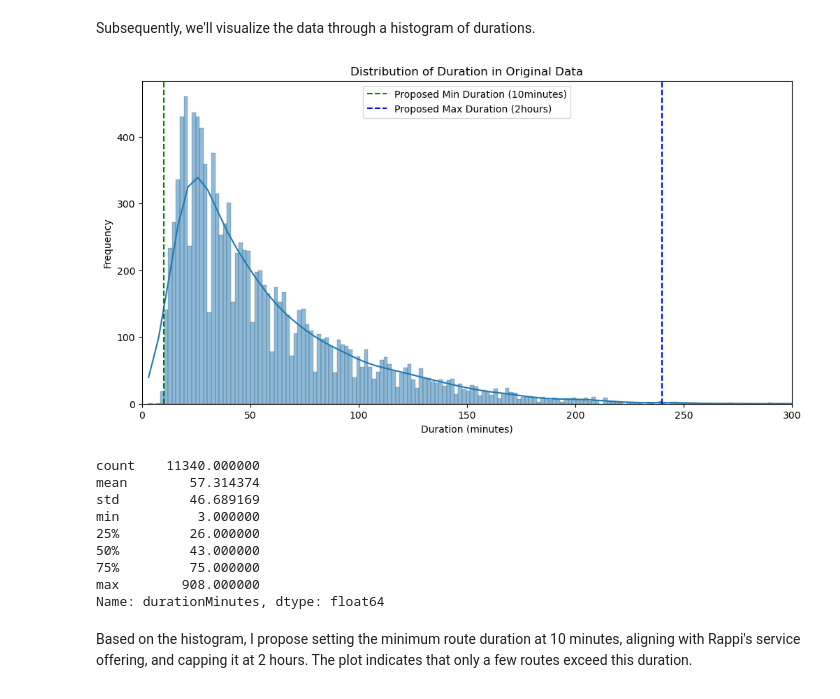
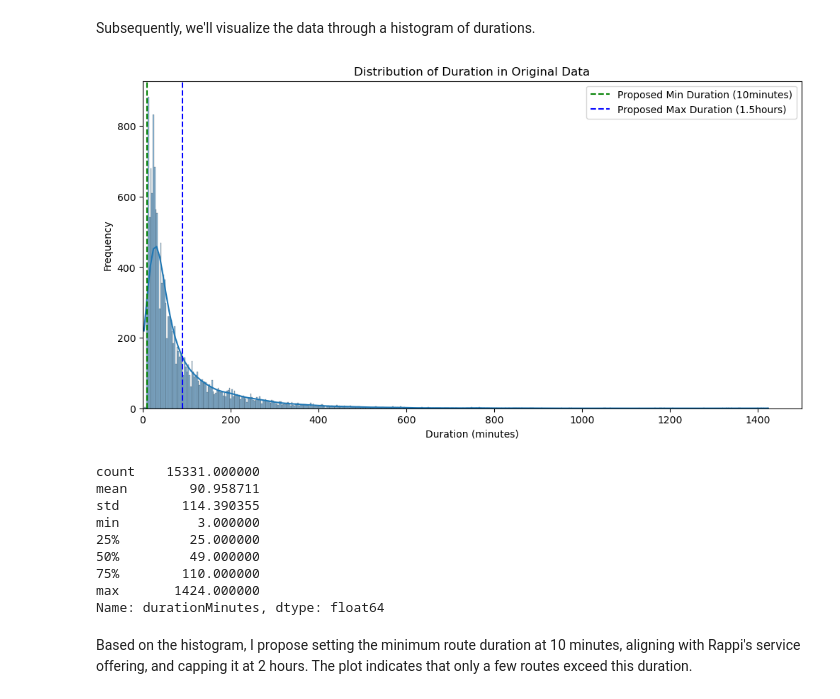
Before and after one commit to rodacreditos/celo_delivery_drivers_chain, a Jupyter notebook: original_tribu_data_analysis.ipynb, the cells around one changed output. Cells and saved outputs as stored; diff of their text form; code cells hidden in the pictures.

```diff
--- a/original_tribu_data_analysis.ipynb
+++ b/original_tribu_data_analysis.ipynb
@@ -168,34 +154,34 @@ Subsequently, we'll visualize the data through a histogram of durations.
 # %%
 # Analyzing the distribution of measured distances
 plt.figure(figsize=(12, 6))
 sns.histplot(original_df['durationMinutes'], bins=500, kde=True)
 plt.title('Distribution of Duration in Original Data')
 plt.xlabel('Duration (minutes)')
 plt.ylabel('Frequency')
 
 # Setting x-axis limits to focus on the area with more routes
 # For example, focusing on distances less than 500 meters
-plt.xlim(0, 300)
+plt.xlim(0, 1500)
 
 # initial and proposed thresholds
 plt.axvline(10, color='g', linestyle='--', label='Proposed Min Duration (10minutes)')
-plt.axvline(240, color='b', linestyle='--', label='Proposed Max Duration (2hours)')
+plt.axvline(90, color='b', linestyle='--', label='Proposed Max Duration (1.5hours)')
 plt.legend()
 plt.show()
 
 # Display basic statistical details of the measured distances
 distance_stats = original_df['durationMinutes'].describe()
 print(distance_stats)
 # %% [output]
-[figure, old version]
+[figure, new version]
-count    11340.000000
-mean        57.314374
-std         46.689169
+count    15331.000000
+mean        90.958711
+std        114.390355
 min          3.000000
-25%         26.000000
-50%         43.000000
-75%         75.000000
-max        908.000000
+25%         25.000000
+50%         49.000000
+75%        110.000000
+max       1424.000000
 Name: durationMinutes, dtype: float64
 # %% [markdown]
 Based on the histogram, I propose setting the minimum route duration at 10 minutes, aligning with Rappi's service offering, and capping it at 2 hours. The plot indicates that only a few routes exceed this duration.
```
Also changed, not shown: parts of 4 cells of this notebook.
